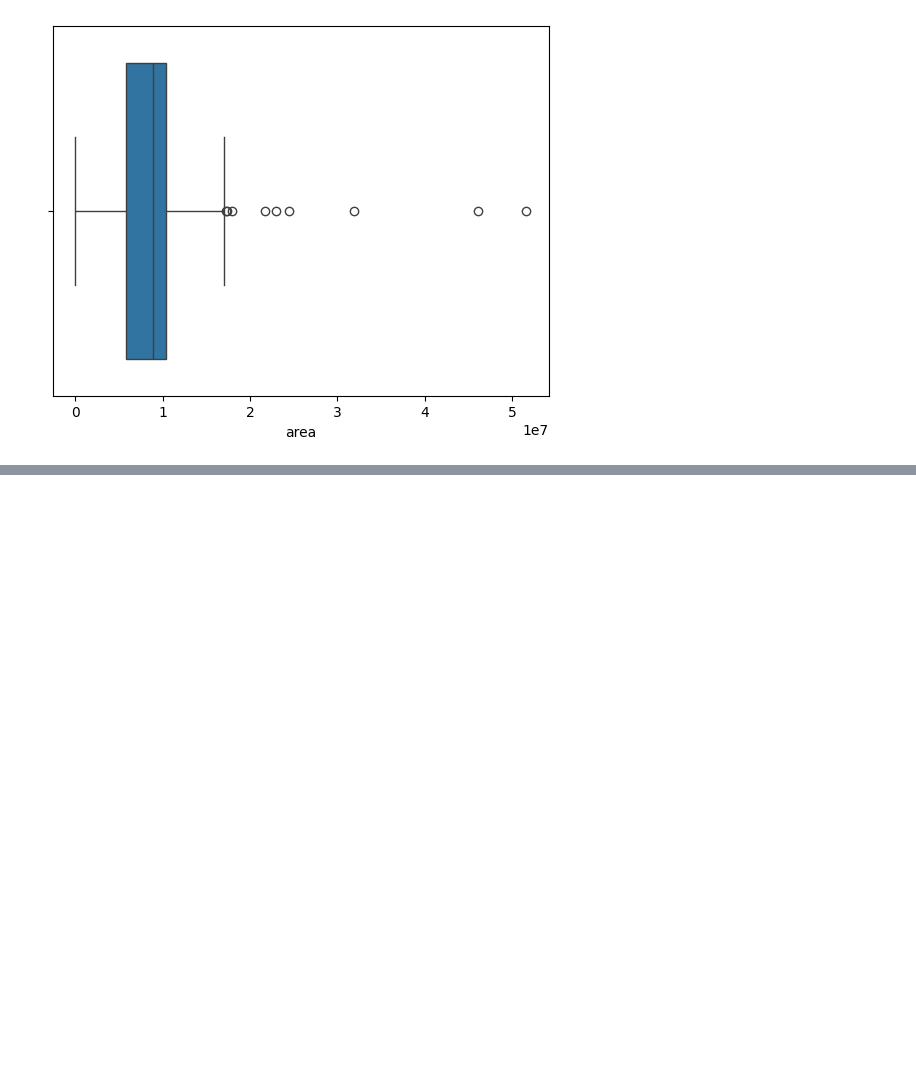
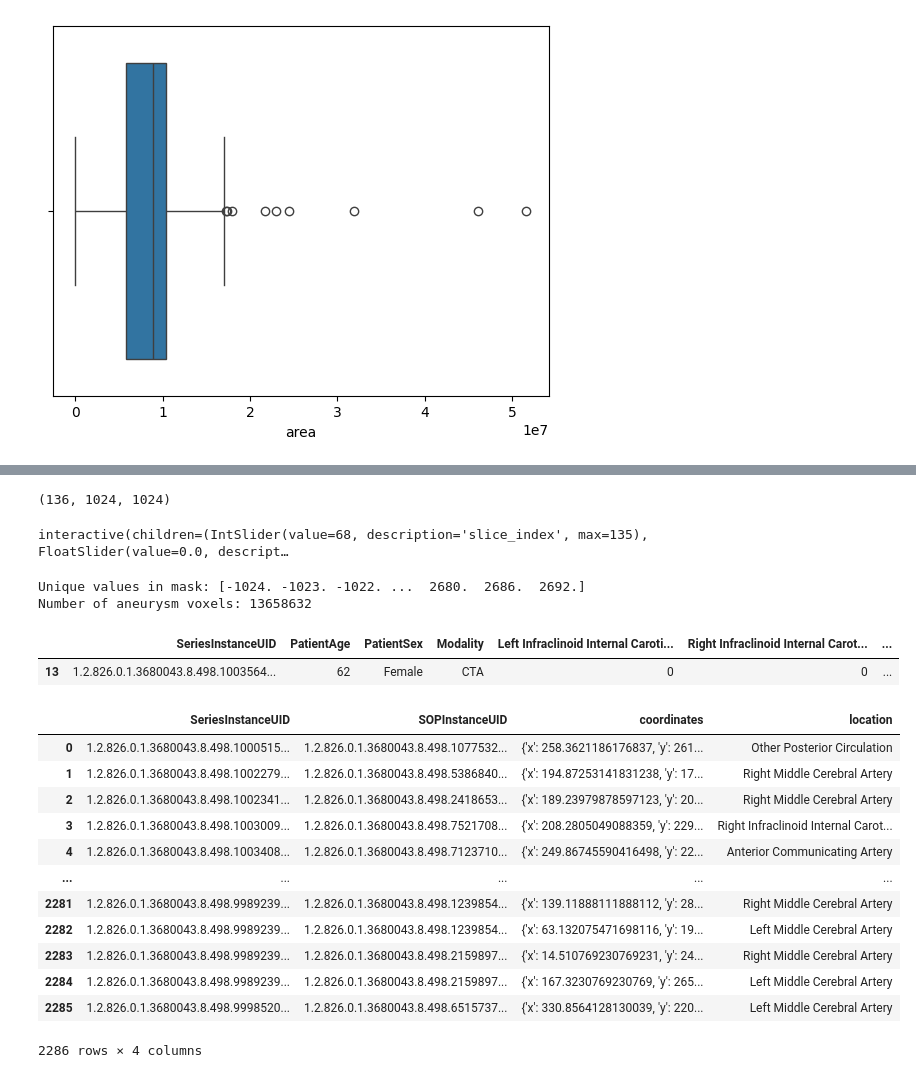
Before and after one commit to BhaveshSolanki32/Aneurysm_detection, a Jupyter notebook: train_data.ipynb, the cells around one changed output, grey strips where cells are left out. Cells and saved outputs as stored; diff of their text form; code cells hidden in the pictures; blank space fills up the shorter version.

Commit message:
localization pre prop

```diff
--- a/train_data.ipynb
+++ b/train_data.ipynb
@@ -55,0 +126,39 @@ sns.boxplot(x=df_pre_data_suc['area'])
+# %%
+seg_mask_np = sitk.GetArrayFromImage(seg_mask)
+seg_mask_np.shape
+# %% [output]
+(136, 1024, 1024)
+# %%
+view_3d_volume(seg_mask_np)
+# %% [output]
+interactive(children=(IntSlider(value=68, description='slice_index', max=135), FloatSlider(value=0.0, descript…
+# %%
+import numpy as np
+
+print("Unique values in mask:", np.unique(seg_mask_np))
+print("Number of aneurysm voxels:", np.sum(seg_mask_np > 0))
+# %% [output]
+Unique values in mask: [-1024. -1023. -1022. ...  2680.  2686.  2692.]
+Number of aneurysm voxels: 13658632
+# %%
+train_df[train_df['SeriesInstanceUID']=='1.2.826.0.1.3680043.8.498.10035643165968342618460849823699311381']
+# %% [output]
+|  | SeriesInstanceUID | PatientAge | PatientSex | Modality | Left Infraclinoid Internal Caroti... | Right Infraclinoid Internal Carot... | ... |
+| 13 | 1.2.826.0.1.3680043.8.498.1003564... | 62 | Female | CTA | 0 | 0 | ... |
+# %%
+local_df = pd.read_csv(r'rsna-intracranial-aneurysm-detection\train_localizers.csv')
+local_df
+# %% [output]
+|  | SeriesInstanceUID | SOPInstanceUID | coordinates | location |
+| 0 | 1.2.826.0.1.3680043.8.498.1000515... | 1.2.826.0.1.3680043.8.498.1077532... | {'x': 258.3621186176837, 'y': 261... | Other Posterior Circulation |
+| 1 | 1.2.826.0.1.3680043.8.498.1002279... | 1.2.826.0.1.3680043.8.498.5386840... | {'x': 194.87253141831238, 'y': 17... | Right Middle Cerebral Artery |
+| 2 | 1.2.826.0.1.3680043.8.498.1002341... | 1.2.826.0.1.3680043.8.498.2418653... | {'x': 189.23979878597123, 'y': 20... | Right Middle Cerebral Artery |
+| 3 | 1.2.826.0.1.3680043.8.498.1003009... | 1.2.826.0.1.3680043.8.498.7521708... | {'x': 208.2805049088359, 'y': 229... | Right Infraclinoid Internal Carot... |
+| 4 | 1.2.826.0.1.3680043.8.498.1003408... | 1.2.826.0.1.3680043.8.498.7123710... | {'x': 249.86745590416498, 'y': 22... | Anterior Communicating Artery |
+| ... | ... | ... | ... | ... |
+| 2281 | 1.2.826.0.1.3680043.8.498.9989239... | 1.2.826.0.1.3680043.8.498.1239854... | {'x': 139.11888111888112, 'y': 28... | Right Middle Cerebral Artery |
+| 2282 | 1.2.826.0.1.3680043.8.498.9989239... | 1.2.826.0.1.3680043.8.498.1239854... | {'x': 63.132075471698116, 'y': 19... | Left Middle Cerebral Artery |
+| 2283 | 1.2.826.0.1.3680043.8.498.9989239... | 1.2.826.0.1.3680043.8.498.2159897... | {'x': 14.510769230769231, 'y': 24... | Right Middle Cerebral Artery |
+| 2284 | 1.2.826.0.1.3680043.8.498.9989239... | 1.2.826.0.1.3680043.8.498.2159897... | {'x': 167.3230769230769, 'y': 265... | Left Middle Cerebral Artery |
+| 2285 | 1.2.826.0.1.3680043.8.498.9998520... | 1.2.826.0.1.3680043.8.498.6515737... | {'x': 330.8564128130039, 'y': 220... | Left Middle Cerebral Artery |
+2286 rows × 4 columns
```
Also changed, not shown: parts of 9 cells of this notebook, 3 other files.
